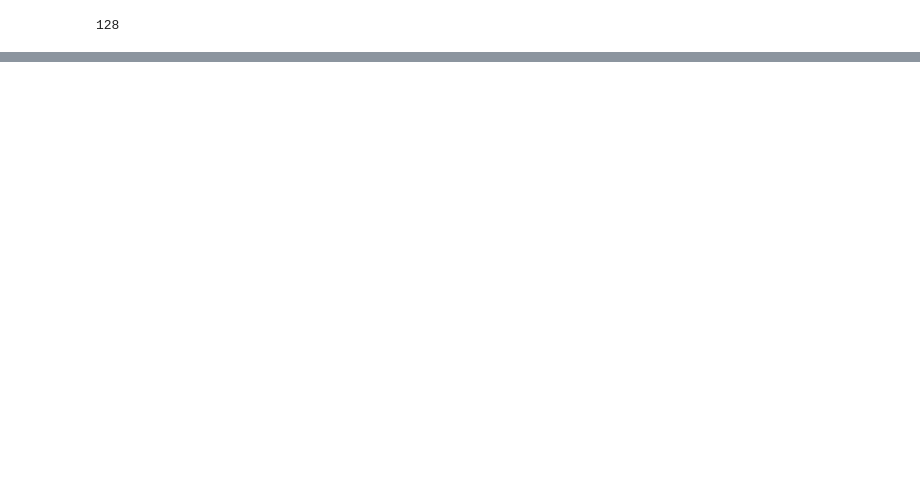
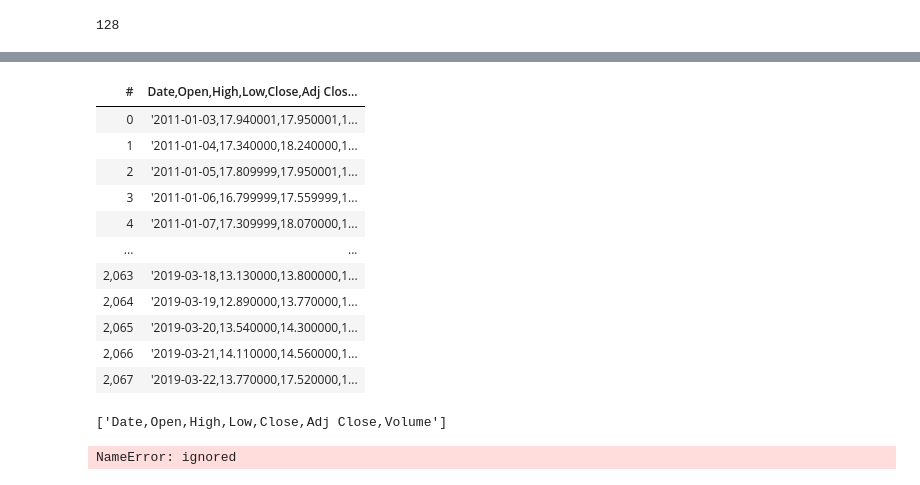
Before and after one commit to duybluemind1988/Data-science, a Jupyter notebook: Sonion/Compare_all_bigdata_method.ipynb, the cells around one changed output, grey strips where cells are left out. Cells and saved outputs as stored; diff of their text form; code cells hidden in the pictures; blank space fills up the shorter version.

```diff
--- a/Sonion/Compare_all_bigdata_method.ipynb
+++ b/Sonion/Compare_all_bigdata_method.ipynb
@@ -513,0 +789,27 @@ Wall time: 15.9 ms
+# %%
+path2='/content/drive/My Drive/Data/Time_series/vix_2011_2019.csv'
+df2 = vaex.from_csv(path2,#header=None,
+                   convert=True, chunk_size=5_000_000)
+# %%
+df2
+# %% [output]
+| # | Date,Open,High,Low,Close,Adj Clos... |
+| 0 | '2011-01-03,17.940001,17.950001,1... |
+| 1 | '2011-01-04,17.340000,18.240000,1... |
+| 2 | '2011-01-05,17.809999,17.950001,1... |
+| 3 | '2011-01-06,16.799999,17.559999,1... |
+| 4 | '2011-01-07,17.309999,18.070000,1... |
+| ... | ... |
+| 2,063 | '2019-03-18,13.130000,13.800000,1... |
+| 2,064 | '2019-03-19,12.890000,13.770000,1... |
+| 2,065 | '2019-03-20,13.540000,14.300000,1... |
+| 2,066 | '2019-03-21,14.110000,14.560000,1... |
+| 2,067 | '2019-03-22,13.770000,17.520000,1... |
+# %%
+df2.get_column_names()
+# %% [output]
+['Date,Open,High,Low,Close,Adj Close,Volume']
+# %%
+df2['Open']
+# %% [output]
+NameError: ignored
```
Also changed, not shown: parts of 44 cells of this notebook.
